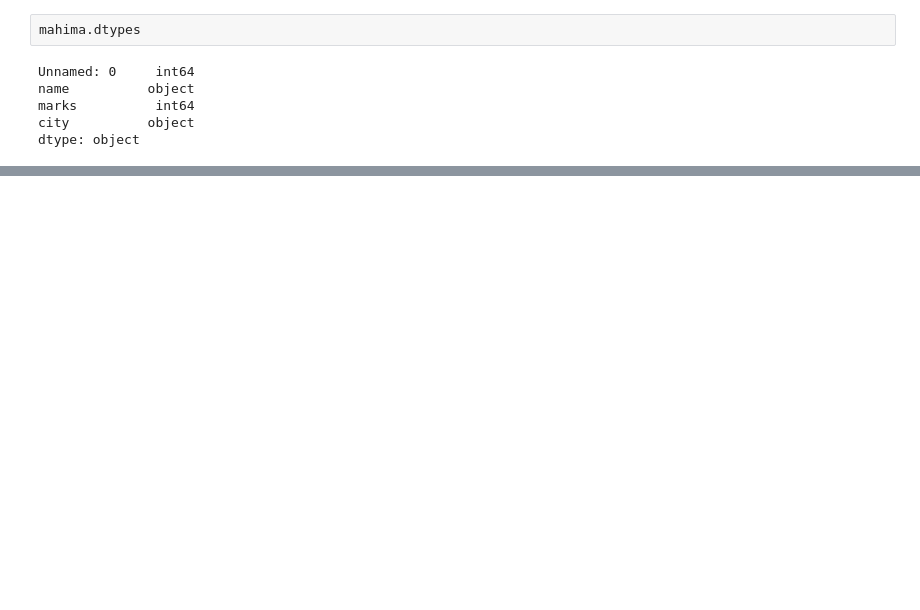
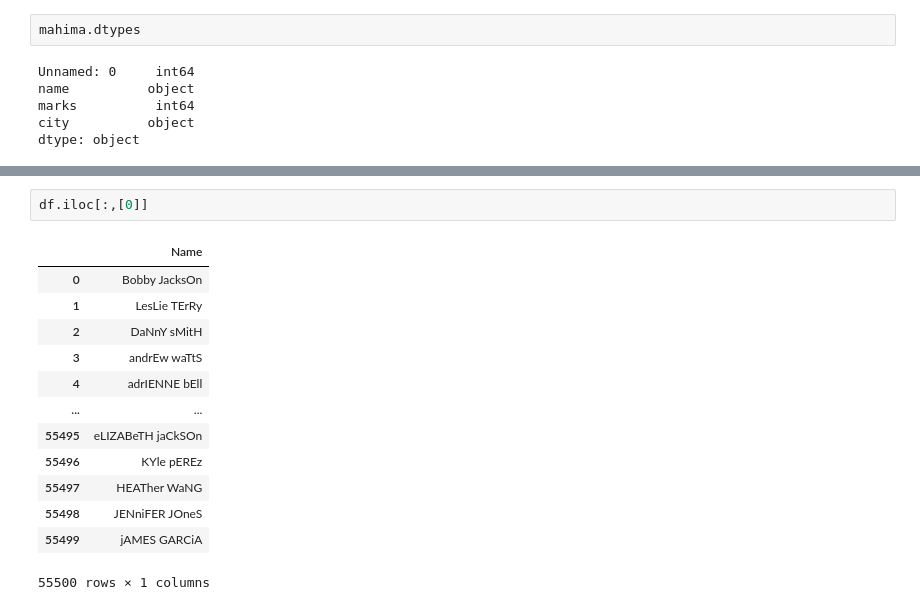
Before and after one commit to mahimarawat0707/Learn-Python-with-Me, a Jupyter notebook: Library/Pandas/fullcourse.ipynb, the cells around one changed output, grey strips where cells are left out. Saved outputs shown, nothing was run; the diff lists cells and outputs as text; blank space fills up the shorter version.

```diff
--- a/Library/Pandas/fullcourse.ipynb
+++ b/Library/Pandas/fullcourse.ipynb
@@ -159,0 +186,16 @@ dtype: object
+# %%
+df.iloc[:,[0]]
+# %% [output]
+|  | Name |
+| 0 | Bobby JacksOn |
+| 1 | LesLie TErRy |
+| 2 | DaNnY sMitH |
+| 3 | andrEw waTtS |
+| 4 | adrIENNE bEll |
+| ... | ... |
+| 55495 | eLIZABeTH jaCkSOn |
+| 55496 | KYle pEREz |
+| 55497 | HEATher WaNG |
+| 55498 | JENniFER JOneS |
+| 55499 | jAMES GARCiA |
+55500 rows × 1 columns
```
Also changed, not shown: parts of 8 cells of this notebook.
